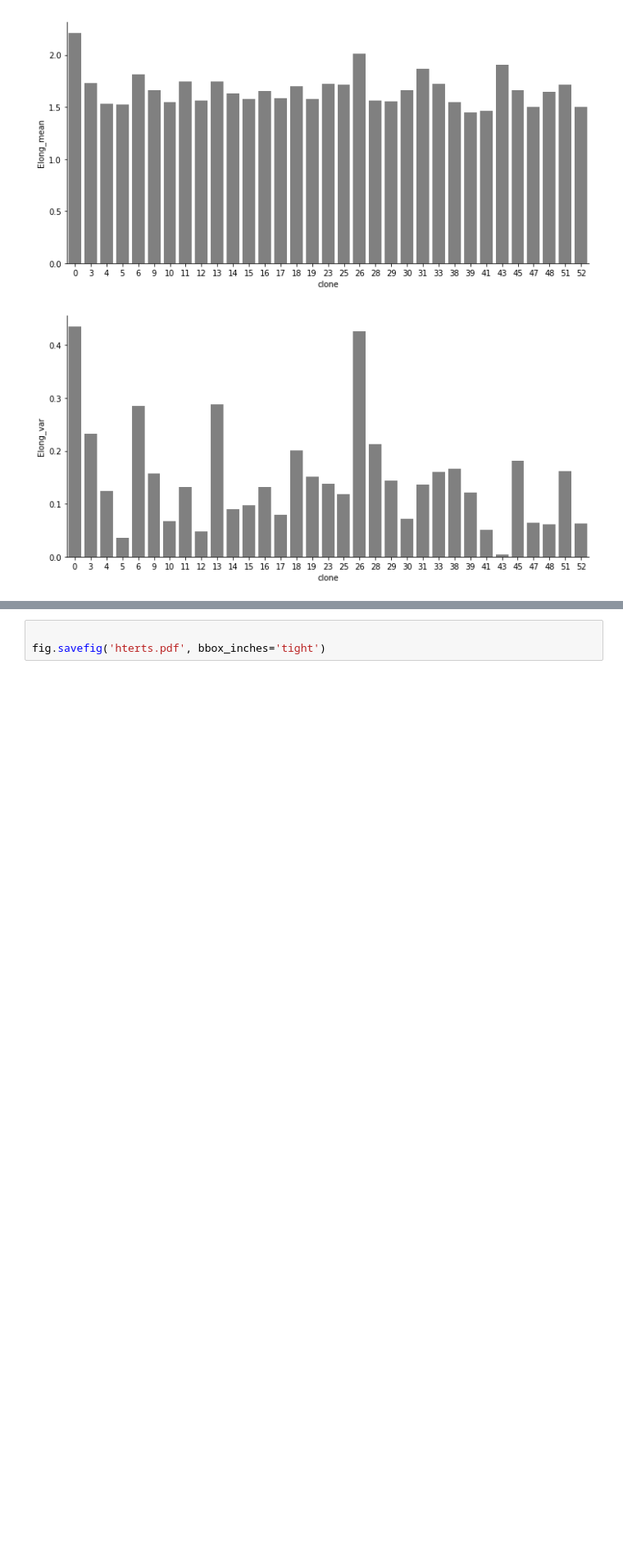
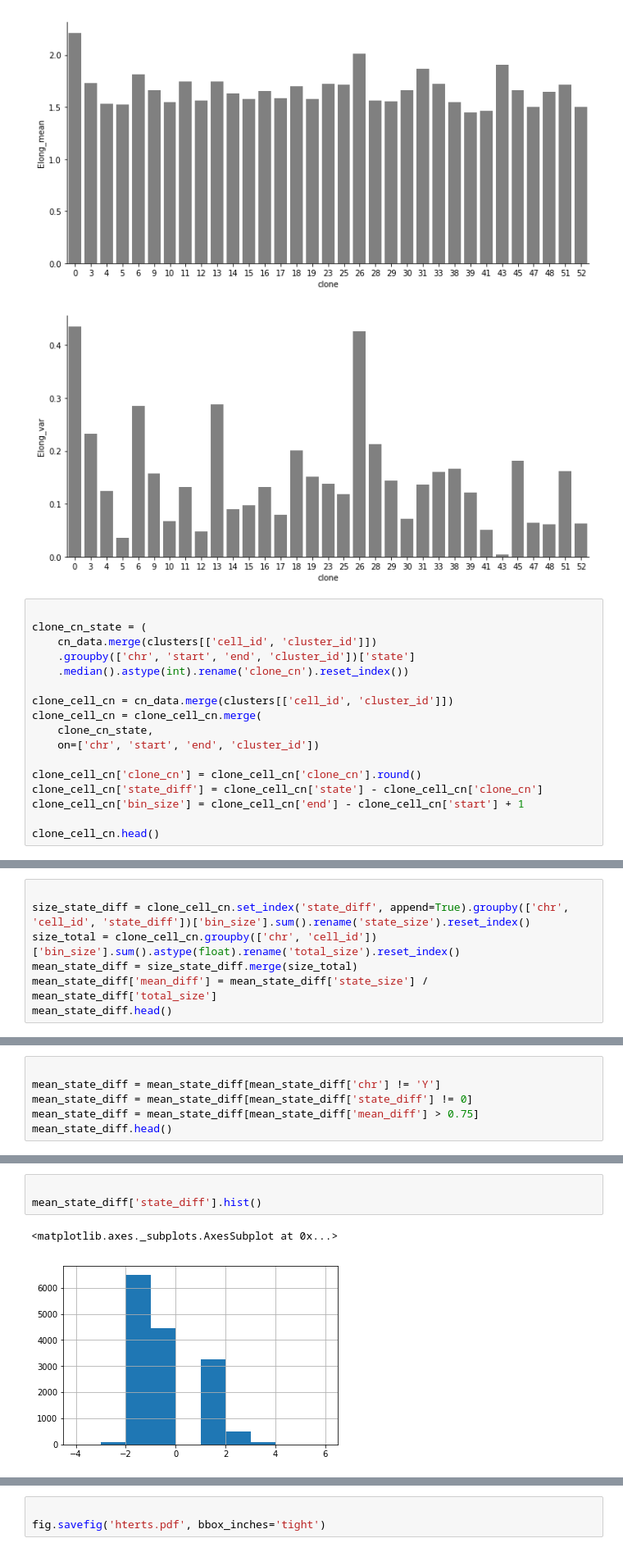
Before and after one commit to shahcompbio/scgenome-deprecated, a Jupyter notebook: notebooks/htert.ipynb, the cells around one changed output, grey strips where cells are left out. Shown at 82% size. Cells and saved outputs as stored; diff of their text form; blank space fills up the shorter version.

```diff
--- a/notebooks/htert.ipynb
+++ b/notebooks/htert.ipynb
@@ -212,3 +212,20 @@ seaborn.factorplot(x='clone', y='Elong_var', kind='bar', data=image_plot_data, c
 [figure]
 [figure]
 [figure]
+# %%
+
+clone_cn_state = (
+    cn_data.merge(clusters[['cell_id', 'cluster_id']])
+    .groupby(['chr', 'start', 'end', 'cluster_id'])['state']
+    .median().astype(int).rename('clone_cn').reset_index())
+
+clone_cell_cn = cn_data.merge(clusters[['cell_id', 'cluster_id']])
+clone_cell_cn = clone_cell_cn.merge(
+    clone_cn_state,
+    on=['chr', 'start', 'end', 'cluster_id'])
+
+clone_cell_cn['clone_cn'] = clone_cell_cn['clone_cn'].round()
+clone_cell_cn['state_diff'] = clone_cell_cn['state'] - clone_cell_cn['clone_cn']
+clone_cell_cn['bin_size'] = clone_cell_cn['end'] - clone_cell_cn['start'] + 1
+
+clone_cell_cn.head()
@@ -214,0 +239,7 @@ seaborn.factorplot(x='clone', y='Elong_var', kind='bar', data=image_plot_data, c
+# %%
+
+size_state_diff = clone_cell_cn.set_index('state_diff', append=True).groupby(['chr', 'cell_id', 'state_diff'])['bin_size'].sum().rename('state_size').reset_index()
+size_total = clone_cell_cn.groupby(['chr', 'cell_id'])['bin_size'].sum().astype(float).rename('total_size').reset_index()
+mean_state_diff = size_state_diff.merge(size_total)
+mean_state_diff['mean_diff'] = mean_state_diff['state_size'] / mean_state_diff['total_size']
+mean_state_diff.head()
@@ -214,0 +263,6 @@ seaborn.factorplot(x='clone', y='Elong_var', kind='bar', data=image_plot_data, c
+# %%
+
+mean_state_diff = mean_state_diff[mean_state_diff['chr'] != 'Y']
+mean_state_diff = mean_state_diff[mean_state_diff['state_diff'] != 0]
+mean_state_diff = mean_state_diff[mean_state_diff['mean_diff'] > 0.75]
+mean_state_diff.head()
@@ -214,0 +276,6 @@ seaborn.factorplot(x='clone', y='Elong_var', kind='bar', data=image_plot_data, c
+# %%
+
+mean_state_diff['state_diff'].hist()
+# %% [output]
+<matplotlib.axes._subplots.AxesSubplot at 0x...>
+[figure, added]
```
Also changed, not shown: parts of 14 cells of this notebook.
